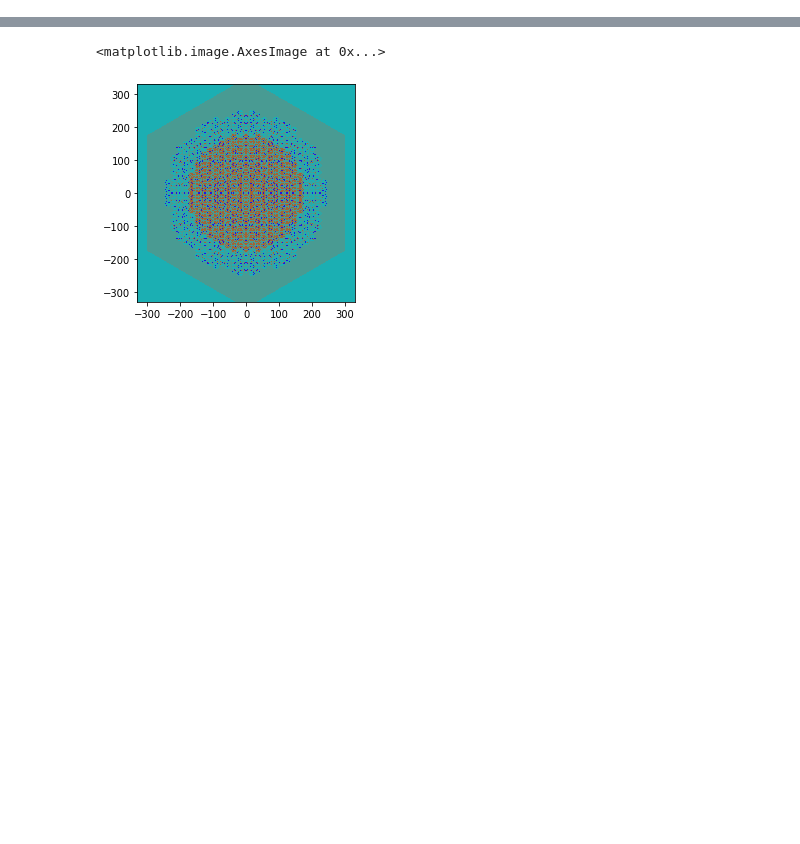
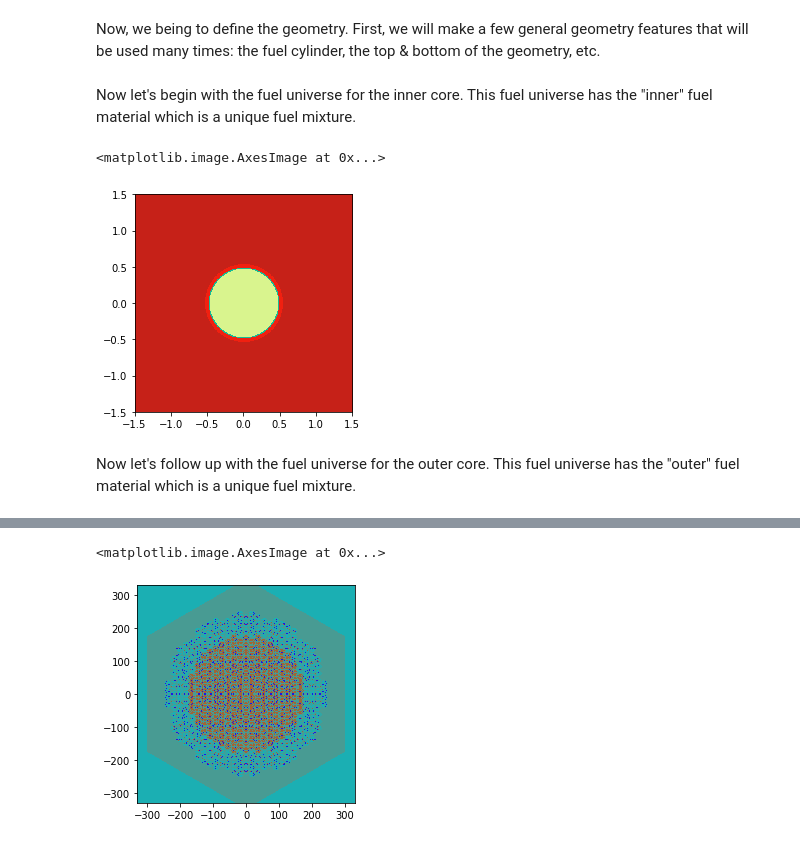
Before and after one commit to mit-crpg/openmc-reactor-examples, a Jupyter notebook: FastReactor_3layers.ipynb, the cells around one changed output, grey strips where cells are left out. Drawn from its saved outputs; the diff is of its cells as text; code cells hidden in the pictures; blank space fills up the shorter version.

```diff
--- a/FastSodium.ipynb
+++ b/FastReactor_3layers.ipynb
@@ -74 +96,3 @@ materials_file.export_to_xml()
+# %% [markdown]
+Now, we being to define the geometry. First, we will make a few general geometry features that will be used many times: the fuel cylinder, the top & bottom of the geometry, etc.
 # %%
@@ -91,7 +114,16 @@ clad_cell = openmc.Cell(cell_id=2, fill=clad, region=clad_region)
 sodium_cell = openmc.Cell(cell_id=3, fill=sodium, region=moderator_region)
+# %% [markdown]
+Now let's begin with the fuel universe for the inner core. This fuel universe has the "inner" fuel material which is a unique fuel mixture.
 # %%
 inner_fuel_cell = openmc.Cell(cell_id=4, fill=inner, region=fuel_region)
 inner_u = openmc.Universe(universe_id=1, cells=(inner_fuel_cell, gap_cell, clad_cell, sodium_cell))
+# %%
+inner_u.plot(pixels=(500, 500), width = (3,3))
+# %% [output]
+<matplotlib.image.AxesImage at 0x...>
+[figure, added]
+# %% [markdown]
+Now let's follow up with the fuel universe for the outer core. This fuel universe has the "outer" fuel material which is a unique fuel mixture.
 # %%
 outer_fuel_cell = openmc.Cell(cell_id=5, fill=outer, region=fuel_region)
 outer_u = openmc.Universe(universe_id=2, cells=(outer_fuel_cell, gap_cell, clad_cell, sodium_cell))
```
Also changed, not shown: parts of 27 cells of this notebook, 10 other files.
